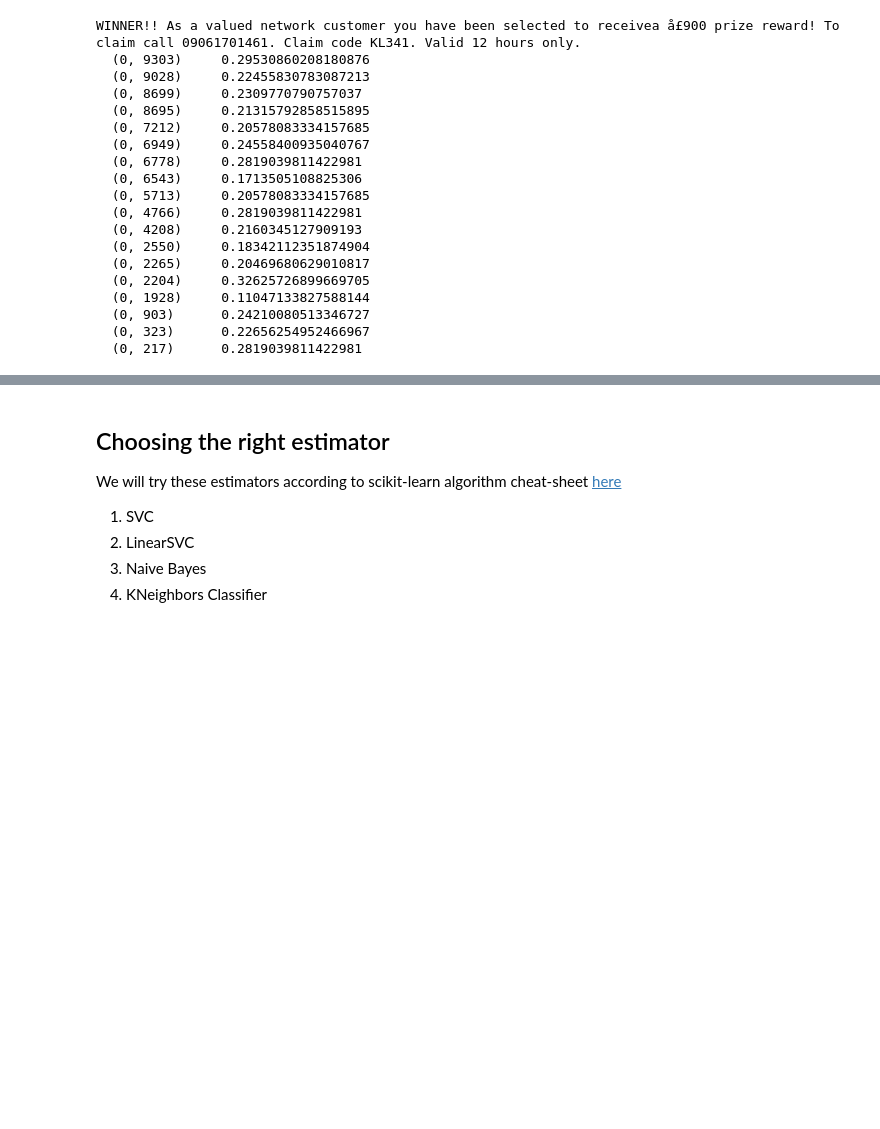
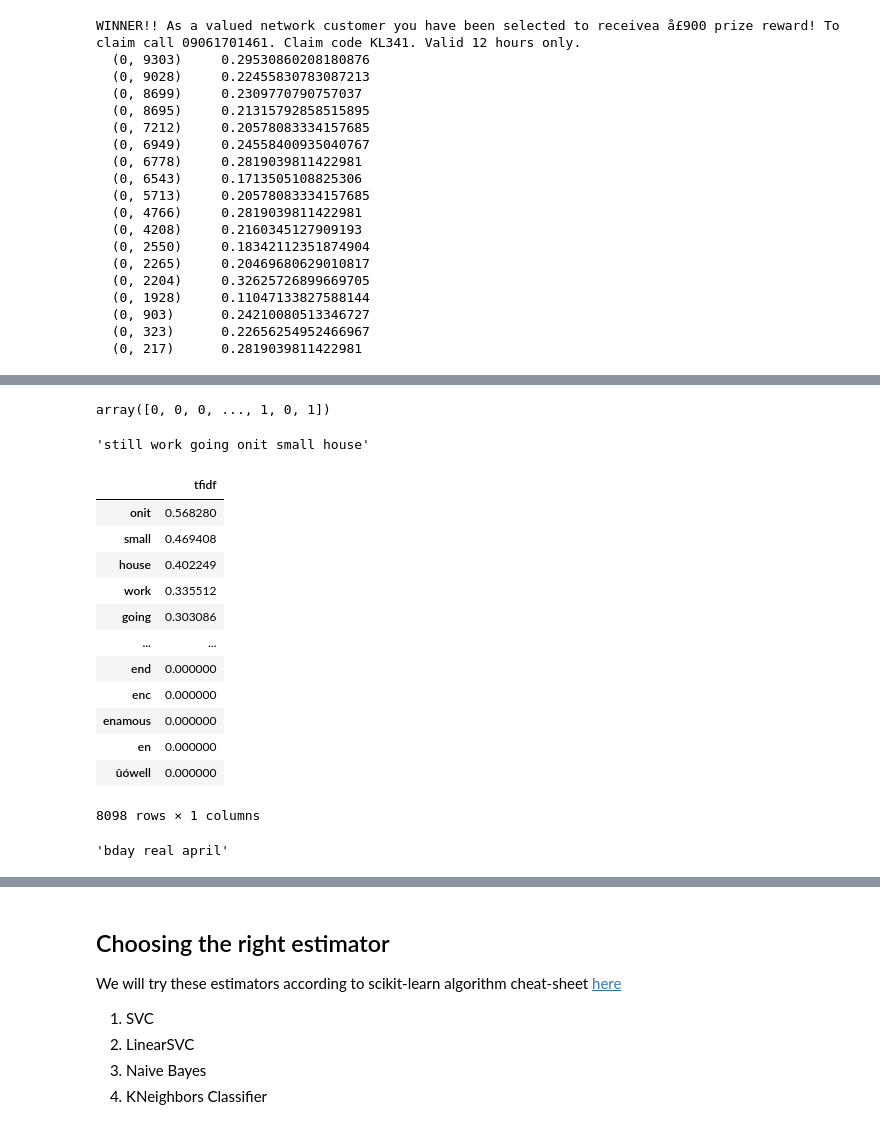
Before and after one commit to todatech/csda-lab, a Jupyter notebook: lab2/spam_identifier.ipynb, the cells around one changed output, grey strips where cells are left out. Saved outputs shown, nothing was run; the diff lists cells and outputs as text; code cells hidden in the pictures; blank space fills up the shorter version.

```diff
--- a/lab2/spam_identifier.ipynb
+++ b/lab2/spam_identifier.ipynb
@@ -315,0 +289,4 @@ array([0, 0, 0, ..., 0, 0, 0])
+# %%
+corpus = spam_data.filtered_text.values.astype('U')
+y = spam_data.spam.values
+Xc_train, Xc_test, y_train, y_test = train_test_split(corpus, y, test_size=0.25)
@@ -315,0 +303,32 @@ array([0, 0, 0, ..., 0, 0, 0])
+# %%
+y_train
+# %% [output]
+array([0, 0, 0, ..., 1, 0, 1])
+# %%
+# logger.info('Vectorizing Training Set')
+tf = TfidfVectorizer(use_idf=True)
+Xctr_tf_fitted = tf.fit(Xc_train)
+# should save Xct_tf_fitted in pickle to freeze the vocab list
+Xctr_tf_fitted_txform = Xctr_tf_fitted.transform(Xc_train)
+# %%
+Xc_train[0]
+# %% [output]
+'still work going onit small house'
+# %%
+first_vec=Xctr_tf_fitted_txform[0]
+df = pd.DataFrame(first_vec.T.todense(), index=tf.get_feature_names(), columns=['tfidf'])
+df.sort_values(by=["tfidf"],ascending=False)
+# %% [output]
+|  | tfidf |
+| onit | 0.568280 |
+| small | 0.469408 |
+| house | 0.402249 |
+| work | 0.335512 |
+| going | 0.303086 |
+| ... | ... |
+| end | 0.000000 |
+| enc | 0.000000 |
+| enamous | 0.000000 |
+| en | 0.000000 |
+| ûówell | 0.000000 |
+8098 rows × 1 columns
@@ -315,0 +339,4 @@ array([0, 0, 0, ..., 0, 0, 0])
+# %%
+Xc_test[0]
+# %% [output]
+'bday real april'
```
Also changed, not shown: parts of 23 cells of this notebook, 1 other file.
